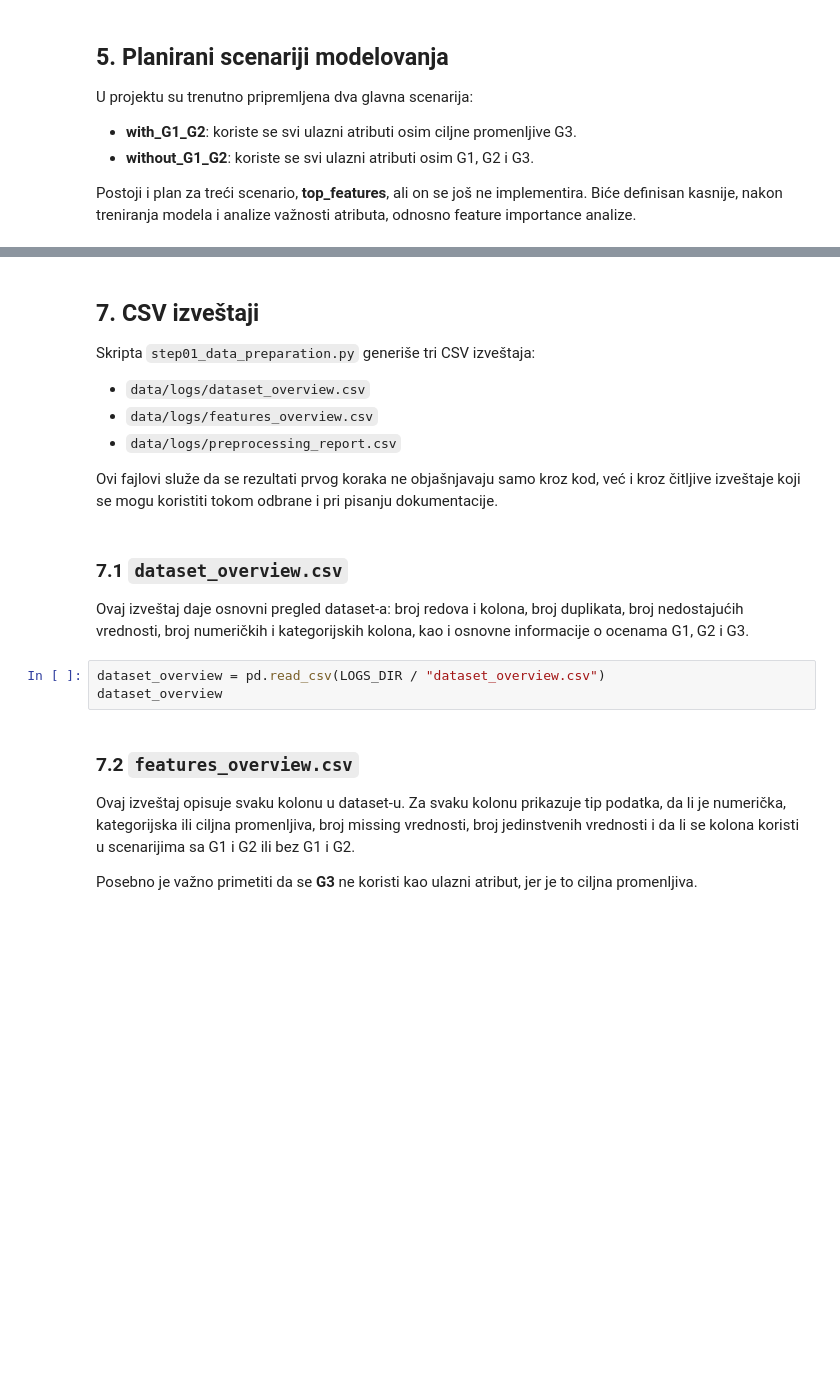
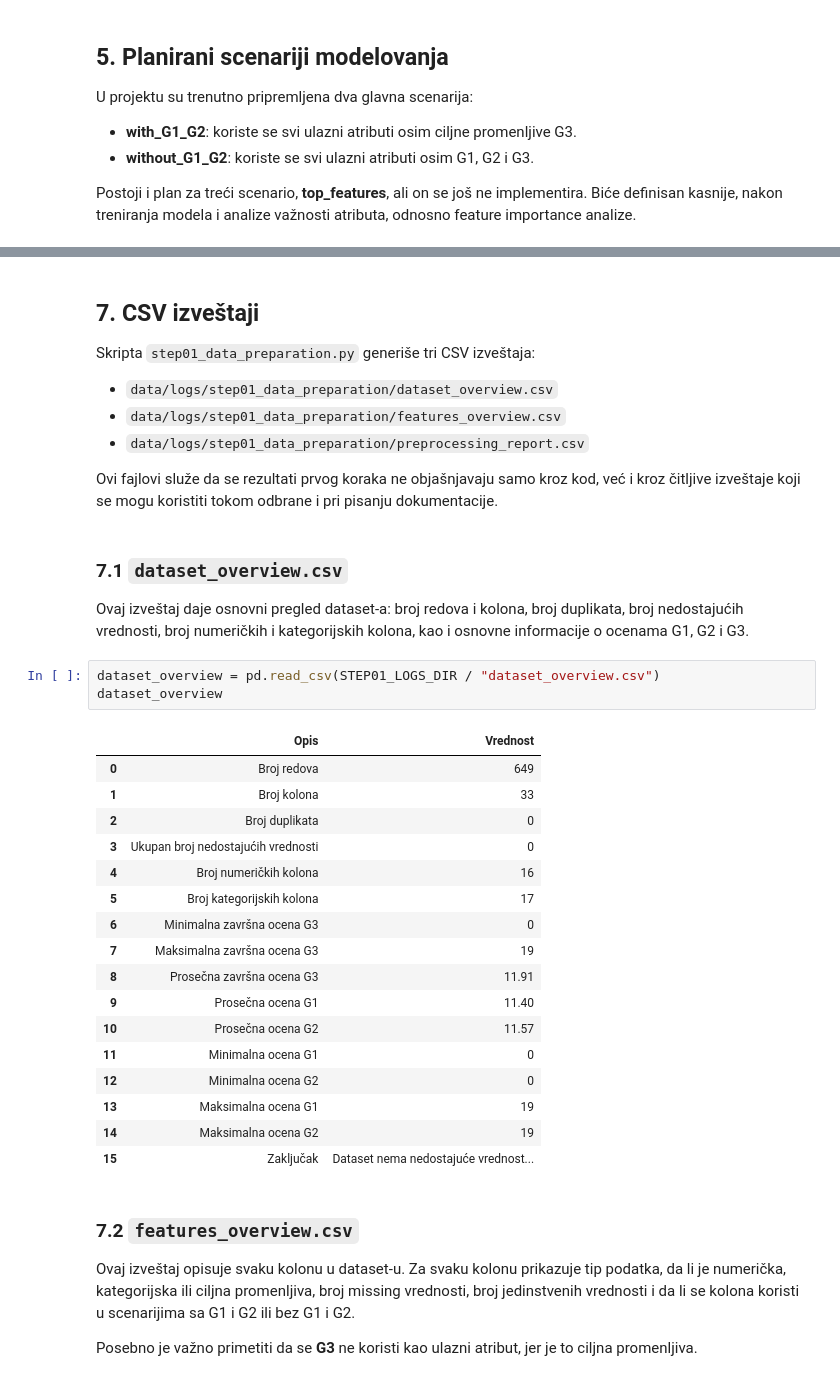
Before and after one commit to fuuukss/StudentPerformancePredict, a Jupyter notebook: docs/student_performance_walkthrough.ipynb, the cells around one changed output, grey strips where cells are left out. Cells and saved outputs as stored; diff of their text form; blank space fills up the shorter version.

```diff
--- a/docs/student_performance_walkthrough.ipynb
+++ b/docs/student_performance_walkthrough.ipynb
@@ -76,9 +86,9 @@ U ovom koraku se ne trenira model, ne pravi se train/test split, ne fituje se `C
 
 Skripta `step01_data_preparation.py` generiše tri CSV izveštaja:
 
-- `data/logs/dataset_overview.csv`
-- `data/logs/features_overview.csv`
-- `data/logs/preprocessing_report.csv`
+- `data/logs/step01_data_preparation/dataset_overview.csv`
+- `data/logs/step01_data_preparation/features_overview.csv`
+- `data/logs/step01_data_preparation/preprocessing_report.csv`
 
 Ovi fajlovi služe da se rezultati prvog koraka ne objašnjavaju samo kroz kod, već i kroz čitljive izveštaje koji se mogu koristiti tokom odbrane i pri pisanju dokumentacije.
 # %% [markdown]
@@ -86,8 +96,26 @@ Ovi fajlovi služe da se rezultati prvog koraka ne objašnjavaju samo kroz kod,
 
 Ovaj izveštaj daje osnovni pregled dataset-a: broj redova i kolona, broj duplikata, broj nedostajućih vrednosti, broj numeričkih i kategorijskih kolona, kao i osnovne informacije o ocenama G1, G2 i G3.
 # %%
-dataset_overview = pd.read_csv(LOGS_DIR / "dataset_overview.csv")
+dataset_overview = pd.read_csv(STEP01_LOGS_DIR / "dataset_overview.csv")
 dataset_overview
+# %% [output]
+|  | Opis | Vrednost |
+| 0 | Broj redova | 649 |
+| 1 | Broj kolona | 33 |
+| 2 | Broj duplikata | 0 |
+| 3 | Ukupan broj nedostajućih vrednosti | 0 |
+| 4 | Broj numeričkih kolona | 16 |
+| 5 | Broj kategorijskih kolona | 17 |
+| 6 | Minimalna završna ocena G3 | 0 |
+| 7 | Maksimalna završna ocena G3 | 19 |
+| 8 | Prosečna završna ocena G3 | 11.91 |
+| 9 | Prosečna ocena G1 | 11.40 |
+| 10 | Prosečna ocena G2 | 11.57 |
+| 11 | Minimalna ocena G1 | 0 |
+| 12 | Minimalna ocena G2 | 0 |
+| 13 | Maksimalna ocena G1 | 19 |
+| 14 | Maksimalna ocena G2 | 19 |
+| 15 | Zaključak | Dataset nema nedostajuće vrednost... |
 # %% [markdown]
 ### 7.2 `features_overview.csv`
 
```
Also changed, not shown: parts of 15 cells of this notebook, 13 other files.
